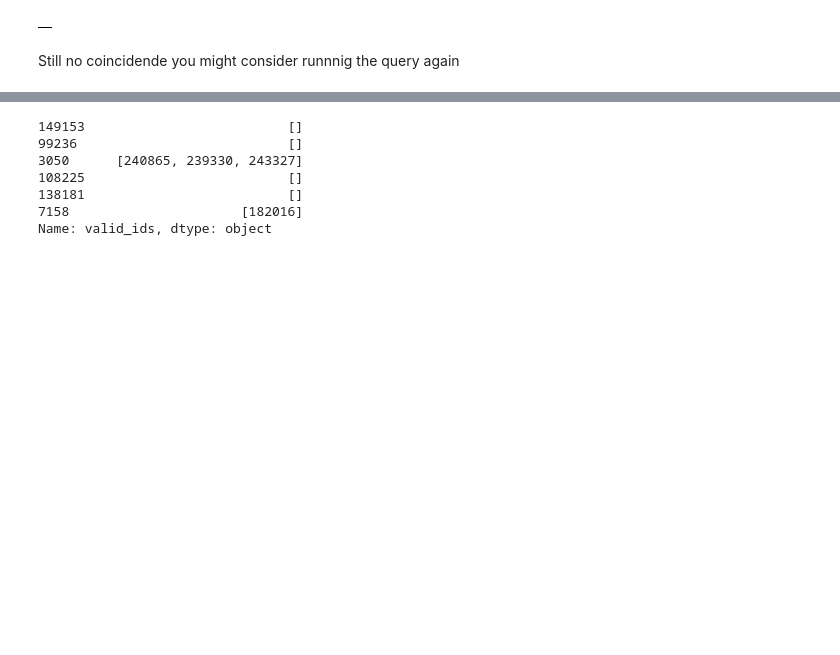
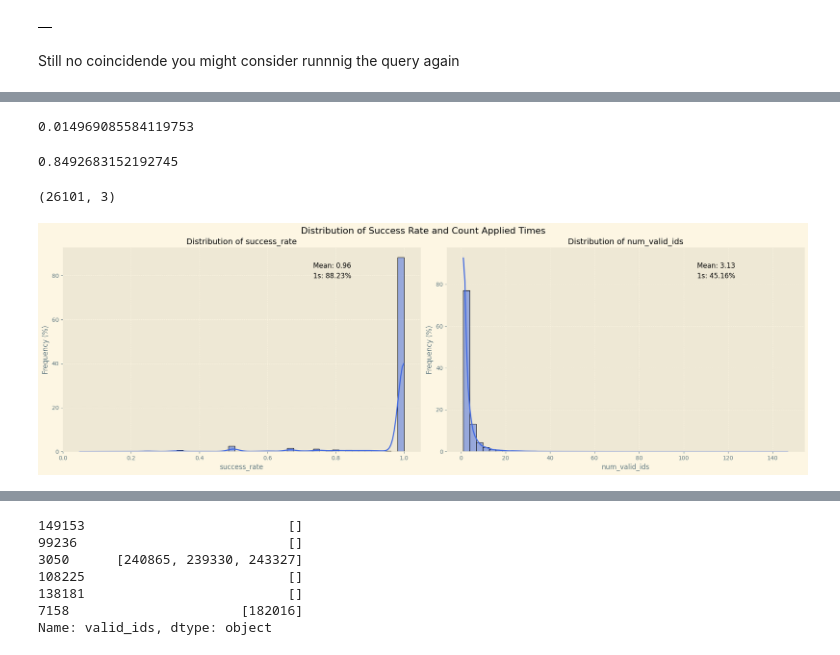
Before and after one commit to PereFuster/Colin-s-insight-rules, a Jupyter notebook: Analysis of withdrawal apply.ipynb, the cells around one changed output, grey strips where cells are left out. Drawn from its saved outputs; the diff is of its cells as text; code cells hidden in the pictures; blank space fills up the shorter version.

```diff
--- a/Analysis of withdrawal apply.ipynb
+++ b/Analysis of withdrawal apply.ipynb
@@ -420,0 +470,4 @@ merged_df[['first_pay_time'] + list(withdraw_df.columns)].sample(5)
+# %%
+# Step 2: Generate a column for the number of valid_ids
+merged_df['num_valid_ids'] = merged_df['valid_ids'].apply(len)
+merged_df['num_valid_ids'].sample(6)
@@ -420,0 +561,3 @@ merged_df[['first_pay_time'] + list(withdraw_df.columns)].sample(5)
+# %%
+modelling_df = merged_df.copy(deep = True)
+modelling_df['new_disputer_30d'] = modelling_df['disputes_d30'].apply(lambda x: 1 if x > 0 else 0)
@@ -420,0 +570,8 @@ merged_df[['first_pay_time'] + list(withdraw_df.columns)].sample(5)
+# %%
+
+# predictors:
+modelling_df['success_rate'] = modelling_df['num_valid_successful_ids'] / modelling_df['num_valid_ids']
+# modelling_df['count_applied_times_not_exceeding']
+regressors_all = ['success_rate', 'num_valid_ids']
+
+# response: new_disputer_30d
@@ -420,0 +613,50 @@ merged_df[['first_pay_time'] + list(withdraw_df.columns)].sample(5)
+# %%
+train_data[train_data['success_rate'] < 0]
+train_data[train_data['success_rate'] > 0][train_data['success_rate'] < 1]['new_disputer_30d'].mean()
+# train_data[train_data['success_rate'] > 0][train_data['success_rate'] < 0.8]['new_disputer_30d'].mean()
+# %% [output]
+0.014969085584119753
+# %%
+modelling_df[modelling_df['num_valid_successful_ids'] == 0].shape[0] / modelling_df.shape[0]
+# %% [output]
+0.8492683152192745
+# %%
+train_data.shape
+# %% [output]
+(26101, 3)
+# %%
+# Set the style to a professional look
+plt.style.use('Solarize_Light2')  # Consulting-friendly and scientific style
+
+# Function to plot the distribution of both columns and display mean and percentage of 0s
+def plot_distributions(df, columns):
+    fig, axes = plt.subplots(1, 2, figsize=(19, 6))
+
+    for ax, column in zip(axes, columns):
+        # Calculate mean and percentage of 0s
+        mean_value = df[column].mean()
+        zero_percentage = (df[column] == 1).mean() * 100
+
+        # Plot histogram with KDE
+        sns.histplot(df[column], bins=50, kde=True, ax=ax, color='royalblue', stat='percent')
+
+        # Annotate the plot with mean and zero percentage
+        ax.text(0.7, 0.9, f'Mean: {mean_value:.2f}', transform=ax.transAxes, fontsize=12, color='black')
+        ax.text(0.7, 0.85, f'1s: {zero_percentage:.2f}%', transform=ax.transAxes, fontsize=12, color='black')
+
+        # Set titles and labels
+        ax.set_title(f'Distribution of {column}', fontsize=14)
+        ax.set_xlabel(column, fontsize=12)
+        ax.set_ylabel('Frequency (%)', fontsize=12)
+        ax.grid(True, linestyle='--', linewidth=0.7)
+
+    # Adjust layout and show the plots
+    # plt.figure(figsize=(25, 8))
+    plt.tight_layout()
+    plt.suptitle('Distribution of Success Rate and Count Applied Times', fontsize=16, y=1.02)
+    plt.show()
+
+# Call the function with the dataset and the columns to plot
+plot_distributions(train_data[train_data['num_valid_ids'] > 0], ['success_rate', 'num_valid_ids'])
+# %% [output]
+[figure, added]
```
Also changed, not shown: parts of 81 cells of this notebook.
